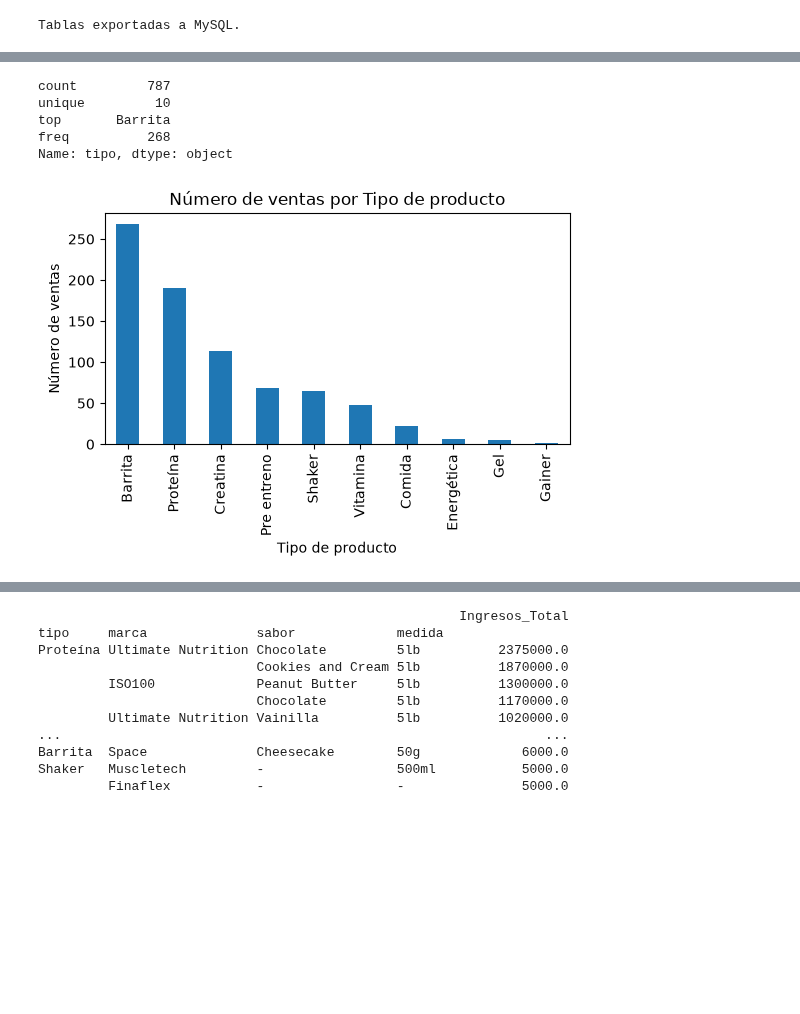
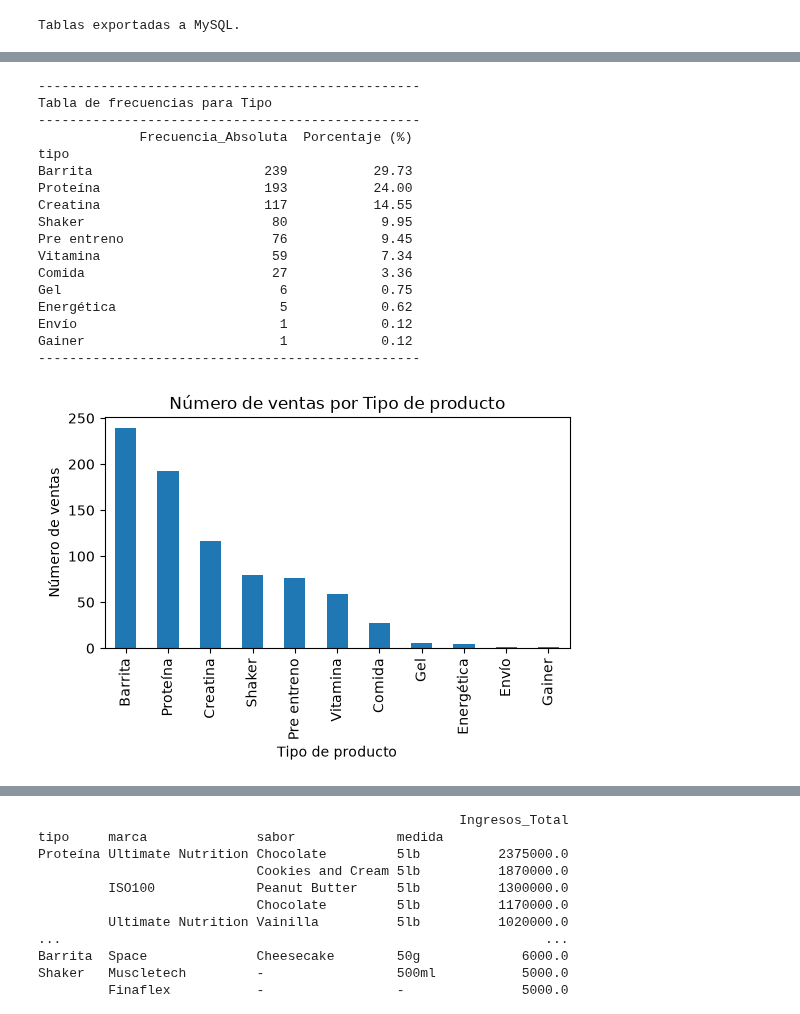
Before and after one commit to marcospnur/Bravos_Nutrition, a Jupyter notebook: Analisis de datos.ipynb, the cells around one changed output, grey strips where cells are left out. Cells and saved outputs as stored; diff of their text form; code cells hidden in the pictures; blank space fills up the shorter version.

```diff
--- a/Analisis de datos.ipynb
+++ b/Analisis de datos.ipynb
@@ -206,19 +207,41 @@ None
 # %%
 ## Análisis univariado
 # Gráficos
 # Número de ventas por tipo de producto
-print(panel_ventas["tipo"].describe())
+abs_tipo = panel_ventas["tipo"].value_counts()
+rel_tipo = panel_ventas["tipo"].value_counts(normalize=True) * 100
+tabla_tipo = pd.DataFrame({
+    'Frecuencia_Absoluta': abs_tipo,
+    'Porcentaje (%)': rel_tipo.round(2)
+})
+print("-------------------------------------------------")
+print("Tabla de frecuencias para Tipo")
+print("-------------------------------------------------")
+print(tabla_tipo)
+print("-------------------------------------------------")
 panel_ventas["tipo"].value_counts().plot.bar(figsize=(6,3))
 plt.title("Número de ventas por Tipo de producto")
 plt.ylabel("Número de ventas")
 plt.xlabel("Tipo de producto")
 plt.show()
 # %% [output]
-count         787
-unique         10
-top       Barrita
-freq          268
-Name: tipo, dtype: object
+-------------------------------------------------
+Tabla de frecuencias para Tipo
+-------------------------------------------------
+             Frecuencia_Absoluta  Porcentaje (%)
+tipo
+Barrita                      239           29.73
+Proteína                     193           24.00
+Creatina                     117           14.55
+Shaker                        80            9.95
+Pre entreno                   76            9.45
+Vitamina                      59            7.34
+Comida                        27            3.36
+Gel                            6            0.75
+Energética                     5            0.62
+Envío                          1            0.12
+Gainer                         1            0.12
+-------------------------------------------------
-[figure, old version]
+[figure, new version]
 # %%
 # Número de ventas por sabor de proteína
```
Also changed, not shown: parts of 30 cells of this notebook.
